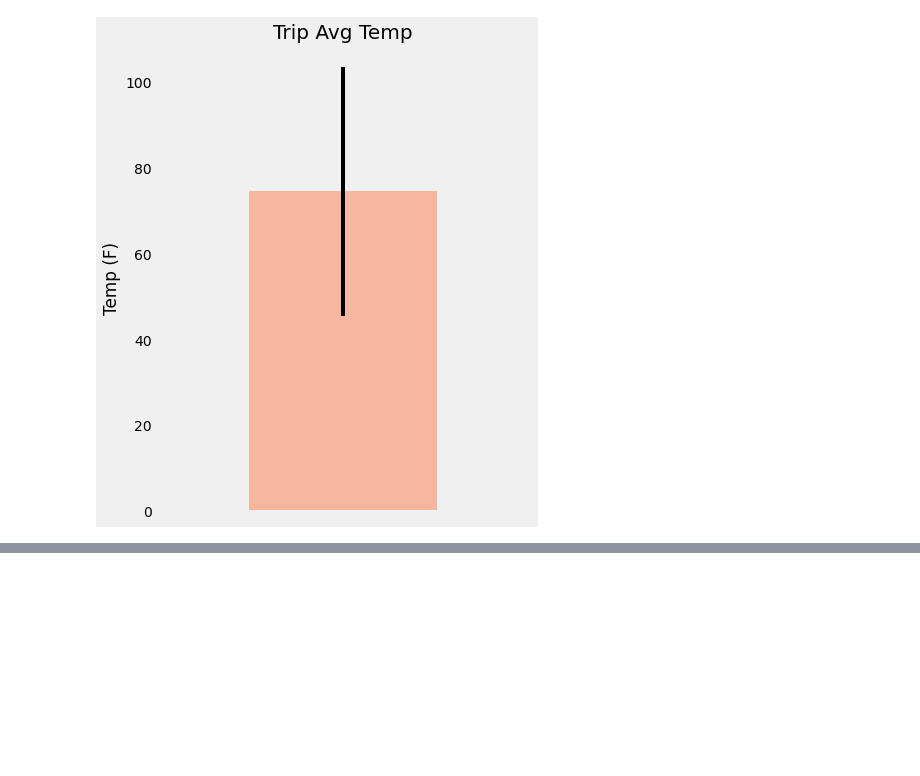
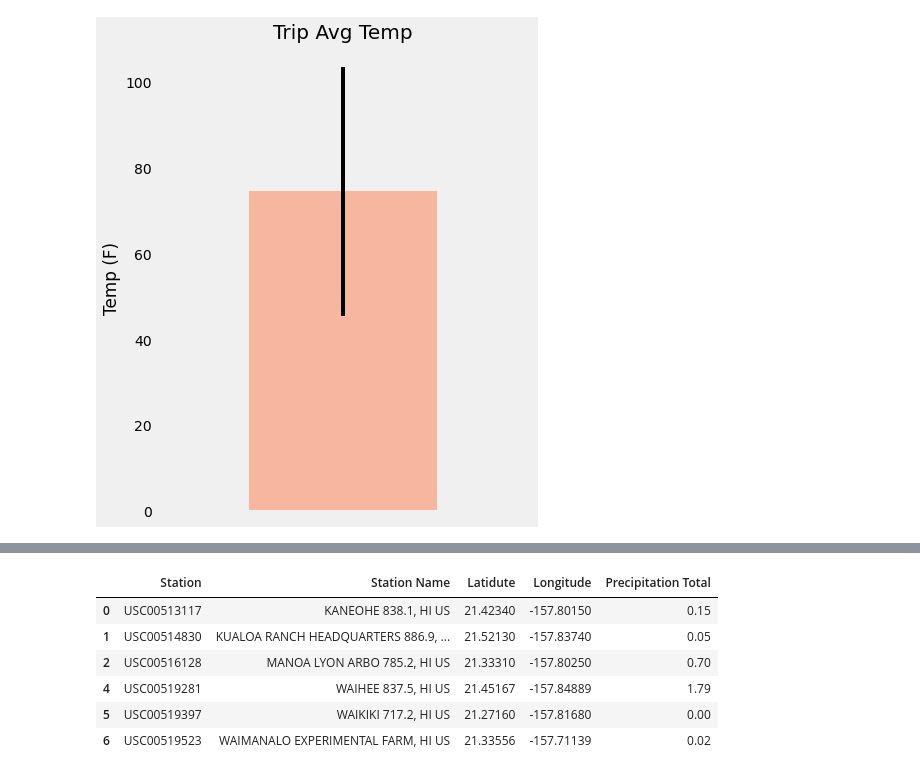
Before and after one commit to Farhana20/UCI_Homework_Farhana, a Jupyter notebook: sqlalchemy-challenge/climate_starter.ipynb, the cells around one changed output, grey strips where cells are left out. Drawn from its saved outputs; the diff is of its cells as text; code cells hidden in the pictures; blank space fills up the shorter version.

```diff
--- a/sqlalchemy-challenge/climate_starter.ipynb
+++ b/sqlalchemy-challenge/climate_starter.ipynb
@@ -582,10 +395,13 @@ plt.show()
 # %%
 # Calculate the total amount of rainfall per weather station for your trip dates using the previous year's matching dates.
 # Sort this in descending order by precipitation amount and list the station, name, latitude, longitude, and elevation
+rainfallyear = session.query(Measurement.station, Station.name, Station.latitude, Station.longitude, Measurement.prcp).filter(Measurement.date >= year_ago)\
+                        .filter(Measurement.station == Station.station).group_by(Measurement.station).all()
 
-rainfallyear = session.query(Measurement.station, func.sum(Measurement.prcp()).filter(Measurement.date >= year_ago)\
-                        .group_by(Measurement.station).order_by(func.sum(Measurement.prcp).desc()).all()
 
-for rainfall in rainfallyear:
-    print(f"Station: {rainfall.station}, TotalRainfall: {rainfall.prcp})
+rainfallyear_df = pd.DataFrame(rainfallyear, columns = ["Station", "Station Name", "Latidute", "Longitude", "Precipitation Total"])
+
+rainfallyear_df = rainfallyear_df.dropna()
+
+rainfallyear_df
 # %% [output]
@@ -593,3 +408,10 @@ SyntaxError: invalid syntax (<ipython-input-61-58e1a76e048b>, line 7)
+|  | Station | Station Name | Latidute | Longitude | Precipitation Total |
+| 0 | USC00513117 | KANEOHE 838.1, HI US | 21.42340 | -157.80150 | 0.15 |
+| 1 | USC00514830 | KUALOA RANCH HEADQUARTERS 886.9, ... | 21.52130 | -157.83740 | 0.05 |
+| 2 | USC00516128 | MANOA LYON ARBO 785.2, HI US | 21.33310 | -157.80250 | 0.70 |
+| 4 | USC00519281 | WAIHEE 837.5, HI US | 21.45167 | -157.84889 | 1.79 |
+| 5 | USC00519397 | WAIKIKI 717.2, HI US | 21.27160 | -157.81680 | 0.00 |
+| 6 | USC00519523 | WAIMANALO EXPERIMENTAL FARM, HI US | 21.33556 | -157.71139 | 0.02 |
 # %%
 rainfall_df = pd.DataFrame
 # %%
```
Also changed, not shown: parts of 25 cells of this notebook, 2 other files.
